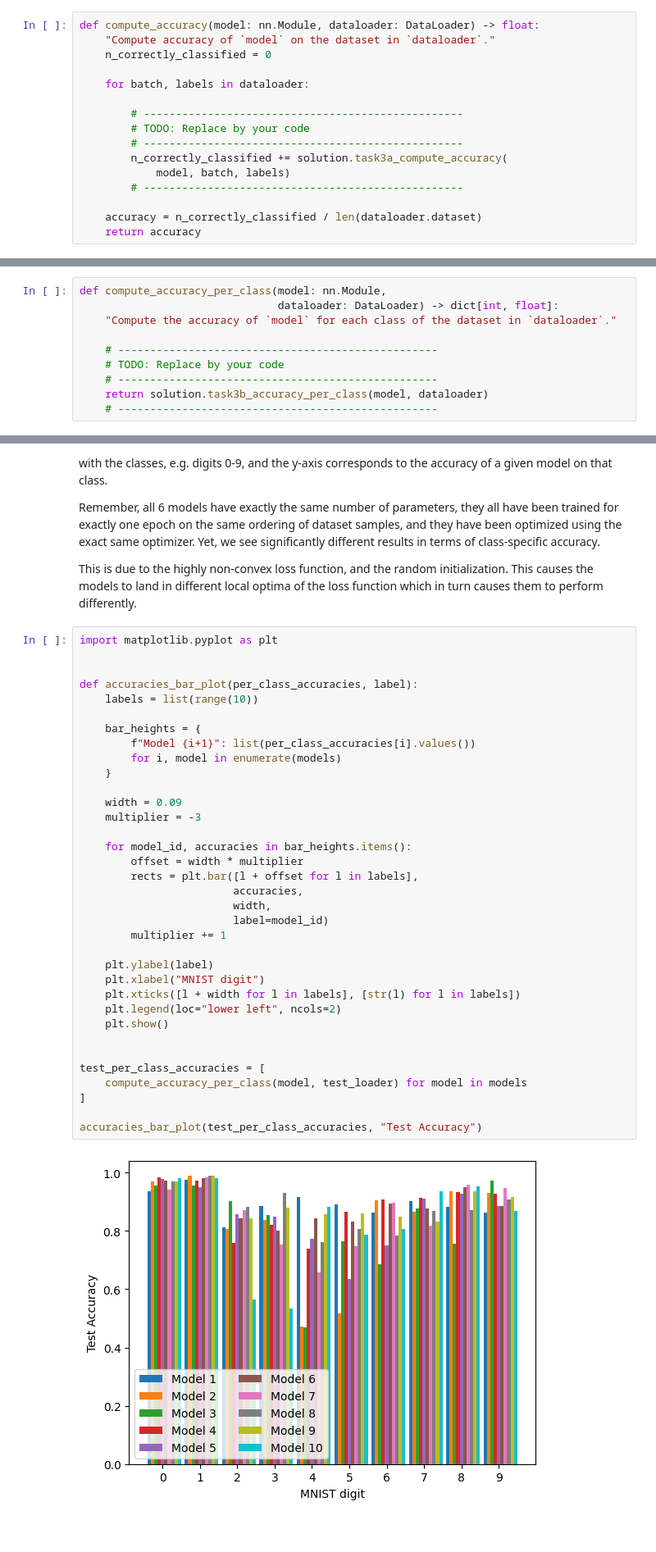
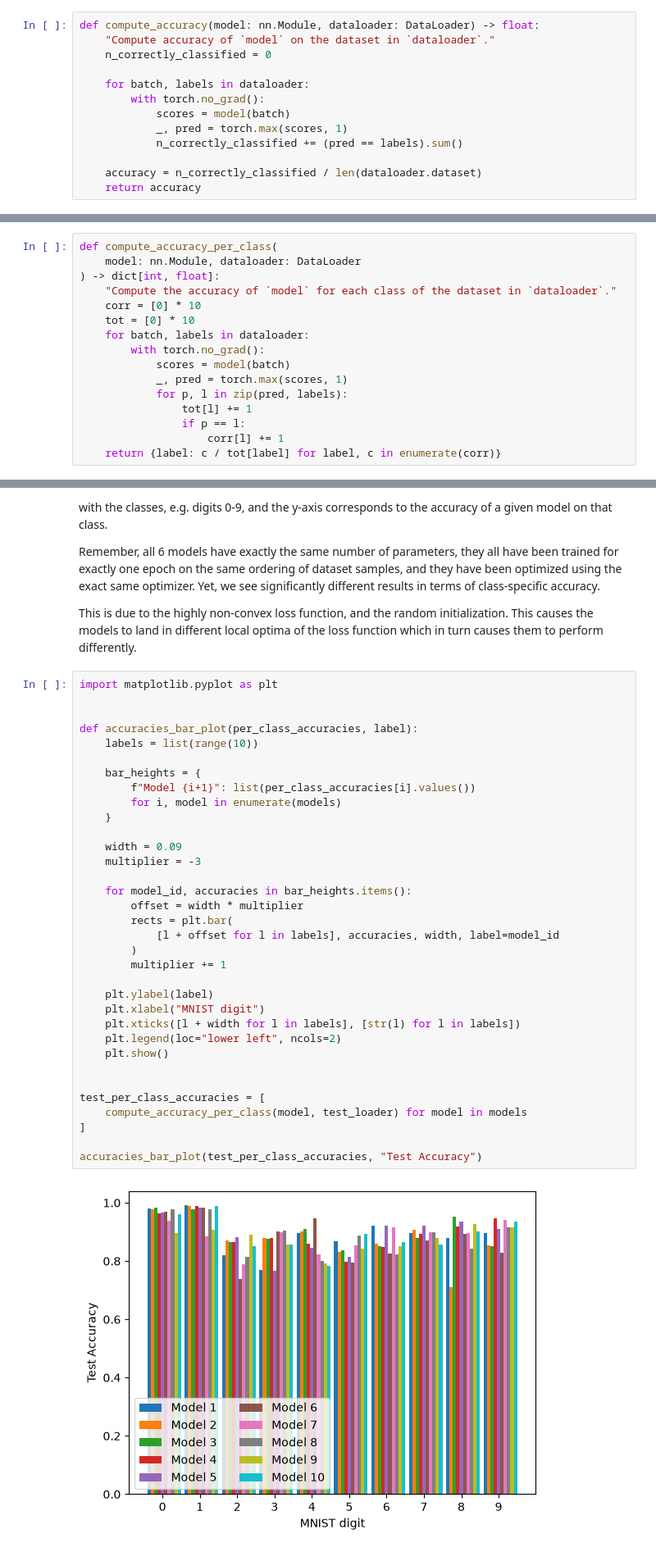
Before and after one commit to EwanMe/dl1, a Jupyter notebook: sheet04-optimization2/Ex4_Optimization2.ipynb, the cells around one changed output, grey strips where cells are left out. Shown at 82% size. Drawn from its saved outputs; the diff is of its cells as text; blank space fills up the shorter version.

```diff
--- a/sheet04-optimization2/Ex4_Optimization2.ipynb
+++ b/sheet04-optimization2/Ex4_Optimization2.ipynb
@@ -341,13 +374,10 @@ def compute_accuracy(model: nn.Module, dataloader: DataLoader) -> float:
     n_correctly_classified = 0
 
     for batch, labels in dataloader:
-
-        # --------------------------------------------------
-        # TODO: Replace by your code
-        # --------------------------------------------------
-        n_correctly_classified += solution.task3a_compute_accuracy(
-            model, batch, labels)
-        # --------------------------------------------------
+        with torch.no_grad():
+            scores = model(batch)
+            _, pred = torch.max(scores, 1)
+            n_correctly_classified += (pred == labels).sum()
 
     accuracy = n_correctly_classified / len(dataloader.dataset)
     return accuracy
@@ -376,13 +406,19 @@ Next we will take a look at the accuracy the models achieve per class. Write a f
 # %%
-def compute_accuracy_per_class(model: nn.Module,
-                               dataloader: DataLoader) -> dict[int, float]:
+def compute_accuracy_per_class(
+    model: nn.Module, dataloader: DataLoader
+) -> dict[int, float]:
     "Compute the accuracy of `model` for each class of the dataset in `dataloader`."
-
-    # --------------------------------------------------
-    # TODO: Replace by your code
-    # --------------------------------------------------
-    return solution.task3b_accuracy_per_class(model, dataloader)
-    # --------------------------------------------------
+    corr = [0] * 10
+    tot = [0] * 10
+    for batch, labels in dataloader:
+        with torch.no_grad():
+            scores = model(batch)
+            _, pred = torch.max(scores, 1)
+            for p, l in zip(pred, labels):
+                tot[l] += 1
+                if p == l:
+                    corr[l] += 1
+    return {label: c / tot[label] for label, c in enumerate(corr)}
 # %% [markdown]
 ## Plotting the differences of the models
 
@@ -396,35 +432,34 @@ import matplotlib.pyplot as plt
 
 
 def accuracies_bar_plot(per_class_accuracies, label):
     labels = list(range(10))
 
     bar_heights = {
         f"Model {i+1}": list(per_class_accuracies[i].values())
         for i, model in enumerate(models)
     }
 
     width = 0.09
     multiplier = -3
 
     for model_id, accuracies in bar_heights.items():
         offset = width * multiplier
-        rects = plt.bar([l + offset for l in labels],
-                        accuracies,
-                        width,
-                        label=model_id)
+        rects = plt.bar(
+            [l + offset for l in labels], accuracies, width, label=model_id
+        )
         multiplier += 1
 
     plt.ylabel(label)
     plt.xlabel("MNIST digit")
     plt.xticks([l + width for l in labels], [str(l) for l in labels])
     plt.legend(loc="lower left", ncols=2)
     plt.show()
 
 
 test_per_class_accuracies = [
     compute_accuracy_per_class(model, test_loader) for model in models
 ]
 
 accuracies_bar_plot(test_per_class_accuracies, "Test Accuracy")
 # %% [output]
-[figure, old version]
+[figure, new version]
```
Also changed, not shown: parts of 12 cells of this notebook, 2 other files.
